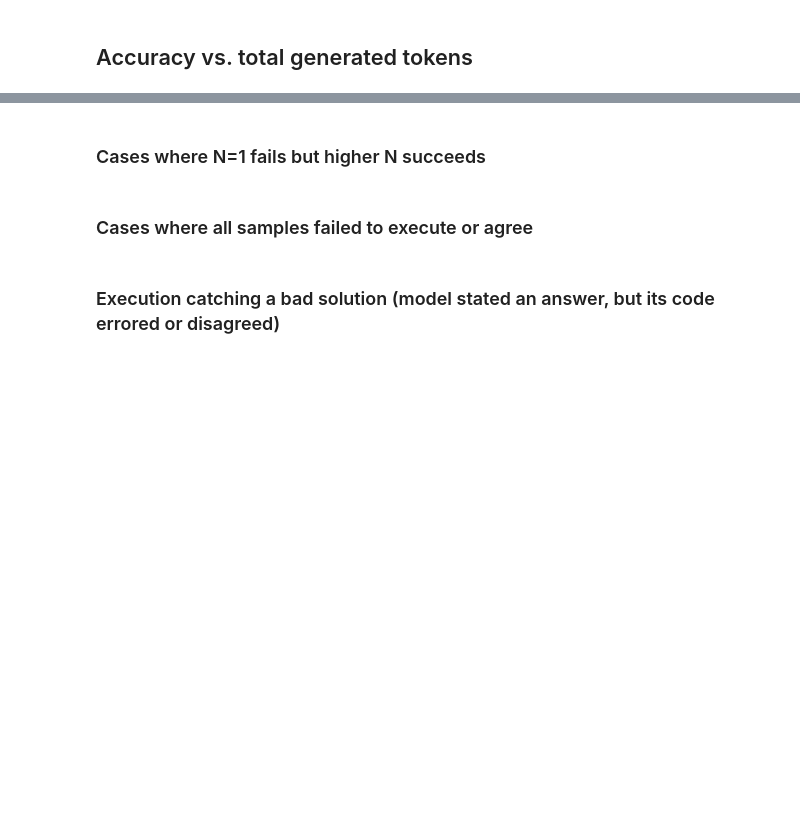
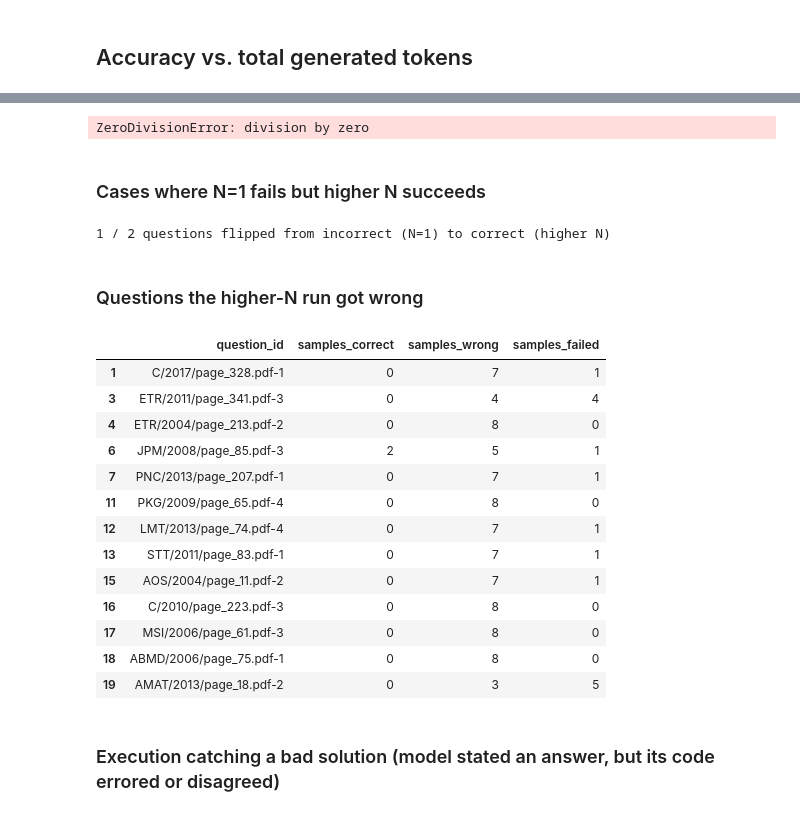
Before and after one commit to JustinaChano04/tts-finance, a Jupyter notebook: analysis/initial_analysis.ipynb, the cells around one changed output, grey strips where cells are left out. Drawn from its saved outputs; the diff is of its cells as text; code cells hidden in the pictures; blank space fills up the shorter version.

```diff
--- a/analysis/initial_analysis.ipynb
+++ b/analysis/initial_analysis.ipynb
@@ -73,20 +84,15 @@ Load the per-example records from a single experiment file for qualitative failu
 def examples_df(experiment: dict) -> pd.DataFrame:
     rows = []
     for ex in experiment["examples"]:
-        answers = [
-            t["verification"]["answer"]
-            for t in ex["trajectories"]
-            if t.get("verification") and t["verification"].get("success")
-        ]
+        verifications = [t.get("verification") for t in ex["trajectories"]]
+        ran = [v for v in verifications if v and v.get("success")]
         rows.append({
             "question_id": ex["question_id"],
-            "correct": ex["correct"],
+            "correct": ex["correct"],  # final (majority-vote) answer is correct
             "final_answer": ex["final_answer"],
-            "num_trajectories": len(ex["trajectories"]),
-            "num_successful_executions": len(answers),
-            "distinct_answers": sorted(set(answers)),
-            "all_failed": len(answers) == 0,
-            "disagreement": len(set(answers)) > 1,
+            "samples_correct": sum(1 for v in ran if v["correct"]),
+            "samples_wrong": sum(1 for v in ran if not v["correct"]),
+            "samples_failed": len(verifications) - len(ran),
         })
     return pd.DataFrame(rows)
 
@@ -97,7 +103,11 @@ n8_experiments = [e for e in experiments if e["num_samples"] >= 8]
 
 n1_df = examples_df(n1_experiments[0]) if n1_experiments else None
 n8_df = examples_df(n8_experiments[0]) if n8_experiments else None
-n1_df, n8_df
+# n1_df, n8_df
+
+n8_df
+# %% [output]
+ZeroDivisionError: division by zero
 # %% [markdown]
 ### Cases where N=1 fails but higher N succeeds
 # %%
@@ -106,5 +116,5 @@ if n1_df is not None and n8_df is not None:
     flips_to_correct = merged[(~merged["correct_n1"]) & (merged["correct_nhigh"])]
     print(f"{len(flips_to_correct)} / {len(merged)} questions flipped from incorrect (N=1) to correct (higher N)")
     flips_to_correct[["question_id", "final_answer_n1", "final_answer_nhigh"]]
+# %% [output]
+1 / 2 questions flipped from incorrect (N=1) to correct (higher N)
-# %% [markdown]
-### Cases where all samples failed to execute or agree
@@ -118,3 +121,23 @@ if n8_df is not None:
+# %% [markdown]
+### Questions the higher-N run got wrong
+# %%
+if n8_df is not None:
+    display(n8_df[~n8_df["correct"]][["question_id", "samples_correct", "samples_wrong", "samples_failed"]])
+# %% [output]
+|  | question_id | samples_correct | samples_wrong | samples_failed |
+| 1 | C/2017/page_328.pdf-1 | 0 | 7 | 1 |
+| 3 | ETR/2011/page_341.pdf-3 | 0 | 4 | 4 |
+| 4 | ETR/2004/page_213.pdf-2 | 0 | 8 | 0 |
+| 6 | JPM/2008/page_85.pdf-3 | 2 | 5 | 1 |
+| 7 | PNC/2013/page_207.pdf-1 | 0 | 7 | 1 |
+| 11 | PKG/2009/page_65.pdf-4 | 0 | 8 | 0 |
+| 12 | LMT/2013/page_74.pdf-4 | 0 | 7 | 1 |
+| 13 | STT/2011/page_83.pdf-1 | 0 | 7 | 1 |
+| 15 | AOS/2004/page_11.pdf-2 | 0 | 7 | 1 |
+| 16 | C/2010/page_223.pdf-3 | 0 | 8 | 0 |
+| 17 | MSI/2006/page_61.pdf-3 | 0 | 8 | 0 |
+| 18 | ABMD/2006/page_75.pdf-1 | 0 | 8 | 0 |
+| 19 | AMAT/2013/page_18.pdf-2 | 0 | 3 | 5 |
 # %% [markdown]
 ### Execution catching a bad solution (model stated an answer, but its code errored or disagreed)
 # %%
```
Also changed, not shown: parts of 9 cells of this notebook, 2 other files.
